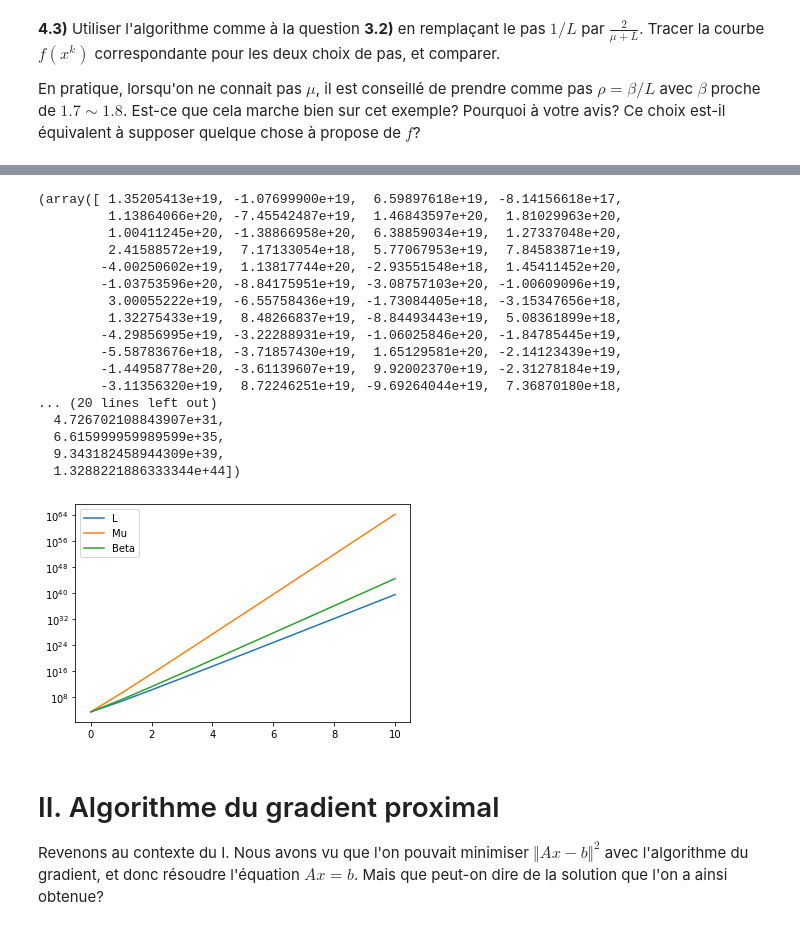
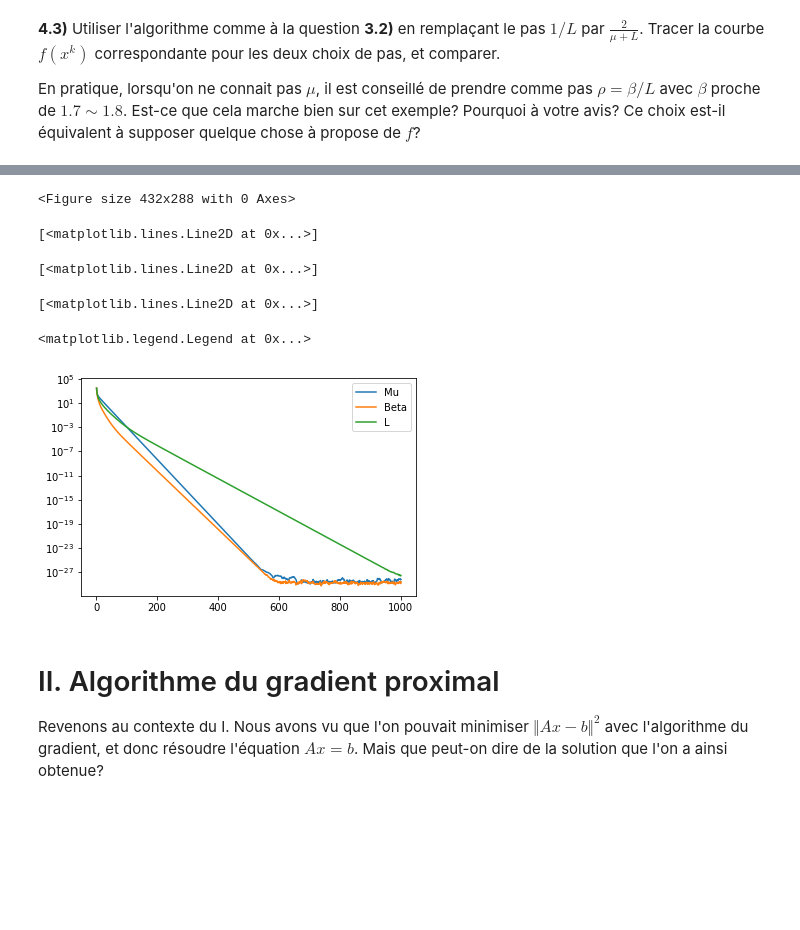
Before and after one commit to JLechuga94/ML-Optimisation, a Jupyter notebook: TP_students.ipynb, the cells around one changed output, grey strips where cells are left out. Saved outputs shown, nothing was run; the diff lists cells and outputs as text; code cells hidden in the pictures; blank space fills up the shorter version.

```diff
--- a/TP_students.ipynb
+++ b/TP_students.ipynb
@@ -104,5 +104,6 @@ def algo_gradient(A, b, x0, rho, itermax):
 **3.2)** Vérifier que votre fonction marche bien, en la testant avec $\rho=1/L$, `nmax`$=10^3$ et un point initial de votre choix dans $\RR^{100}$. Vous vérifierez également que la solution `x` ainsi obtenue satisfait $\nabla f(x) \simeq 0$.
 # %%
 x0 = randn(100,)
-x0
+x = algo_gradient(A, y, x0, 1/L, 1000)
+x
 # %% [output]
@@ -126,6 +130,3 @@ array([ 1.04340537e+00, -5.78032772e-01, -2.25861390e+00,  3.57807386e-01,
-# %%
-#This fucking values go to infinity I dont know why
-x = algo_gradient(A, y, x0, 1/L, 100)
 # %%
 grad_f(A, x, y)
 # %% [output]
@@ -168,15 +170,15 @@ mu = mu_2
 **4.2)** Réécrire la fonction `algo_gradient` de telle manière qu'elle renvoie un nouveau second argument `values`, qui est une *liste* contenant toutes les valeurs $f(x^k)$.
 # %%
 # New version with evaluation of function
-def algo_gradient(A, b, x0, rho, itermax):
+def algo_gradient2(A, b, x0, rho, itermax):
     values = []
-    values.append(f(x0))
+    values.append(f(x0,y))
 
     for i in range(itermax):
         x = x0 - rho*grad_f(A, x0, b)
         x0 = x
-        values.append(f(x))
-    return x, values
+        values.append(f(x0,y))
+    return x0, values
 # %% [markdown]
 **4.3)** Utiliser l'algorithme comme à la question **3.2)** en remplaçant le pas $1/L$ par $\frac{2}{\mu+L}$. Tracer la courbe $f(x^k)$ correspondante pour les deux choix de pas, et comparer.
 
@@ -209,38 +186,25 @@ x_mu, values_mu
-# %%
-x_beta, values_beta
-# %% [output]
-(array([ 1.35205413e+19, -1.07699900e+19,  6.59897618e+19, -8.14156618e+17,
-         1.13864066e+20, -7.45542487e+19,  1.46843597e+20,  1.81029963e+20,
-         1.00411245e+20, -1.38866958e+20,  6.38859034e+19,  1.27337048e+20,
-         2.41588572e+19,  7.17133054e+18,  5.77067953e+19,  7.84583871e+19,
-        -4.00250602e+19,  1.13817744e+20, -2.93551548e+18,  1.45411452e+20,
-        -1.03753596e+20, -8.84175951e+19, -3.08757103e+20, -1.00609096e+19,
-         3.00055222e+19, -6.55758436e+19, -1.73084405e+18, -3.15347656e+18,
-         1.32275433e+19,  8.48266837e+19, -8.84493443e+19,  5.08361899e+18,
-        -4.29856995e+19, -3.22288931e+19, -1.06025846e+20, -1.84785445e+19,
-        -5.58783676e+18, -3.71857430e+19,  1.65129581e+20, -2.14123439e+19,
-        -1.44958778e+20, -3.61139607e+19,  9.92002370e+19, -2.31278184e+19,
-        -3.11356320e+19,  8.72246251e+19, -9.69264044e+19,  7.36870180e+18,
-... (20 lines left out)
-  4.726702108843907e+31,
-  6.615999959989599e+35,
-  9.343182458944309e+39,
-  1.3288221886333344e+44])
-# %%
-# à compléter
-_ = plt.figure()
-_ = plt.yscale("log")
-
-x, values = algo_gradient(A, y, x0, 1/L, 10)
-_ = plt.plot(values)
-x_mu, values_mu = algo_gradient(A, y, x0, 2/mu_2+L, 10)
-_ = plt.plot(values_mu)
-x_beta, values_beta = algo_gradient(A, y, x0, 1.75/L, 10)
-_ = plt.plot(values_beta)
-
-_ = plt.legend(["L","Mu", "Beta"]) # A modifier
-# %% [output]
-[figure, removed]
+# %%
+x_mu, values_mu = algo_gradient2(A, y, x0, 2/(mu_2+L), 1000)
+x_l, values_l =  algo_gradient2(A, y, x0, 1/L, 1000)
+x_beta, values_beta = algo_gradient2(A, y, x0, 1.75/L, 1000)
+# %%
+a = []
+for i in range(1,1002):
+    a.append(i)
+
+plt.figure()
+plt.yscale("log")
+plt.plot(a, values_mu)
+plt.plot(a, values_beta)
+plt.plot(a, values_l)
+plt.legend(["Mu","Beta", "L"])
+# %% [output]
+<Figure size 432x288 with 0 Axes>
+[<matplotlib.lines.Line2D at 0x...>]
+[<matplotlib.lines.Line2D at 0x...>]
+[<matplotlib.lines.Line2D at 0x...>]
+<matplotlib.legend.Legend at 0x...>
+[figure, added]
 # %% [markdown]
 # II. Algorithme du gradient proximal
 
```
Also changed, not shown: parts of 19 cells of this notebook.
